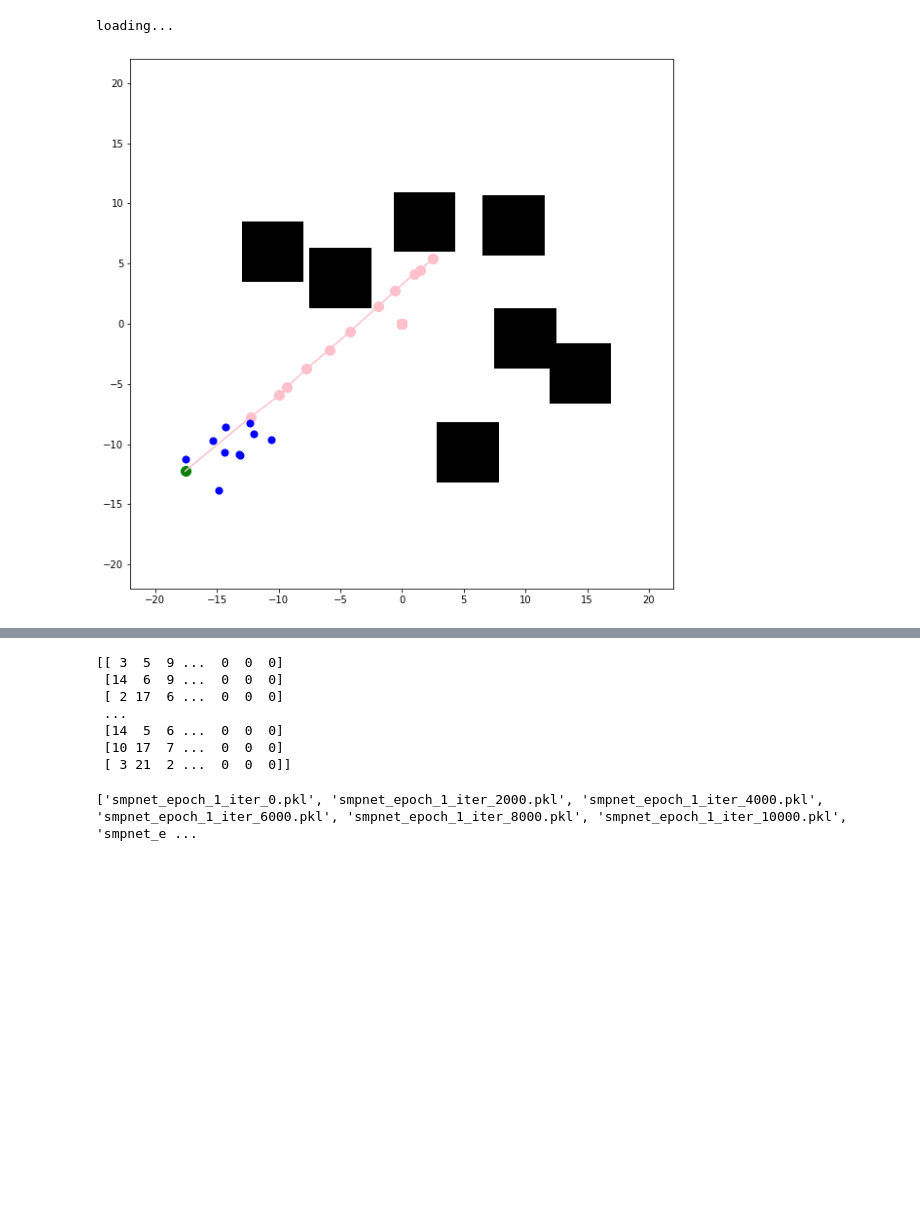
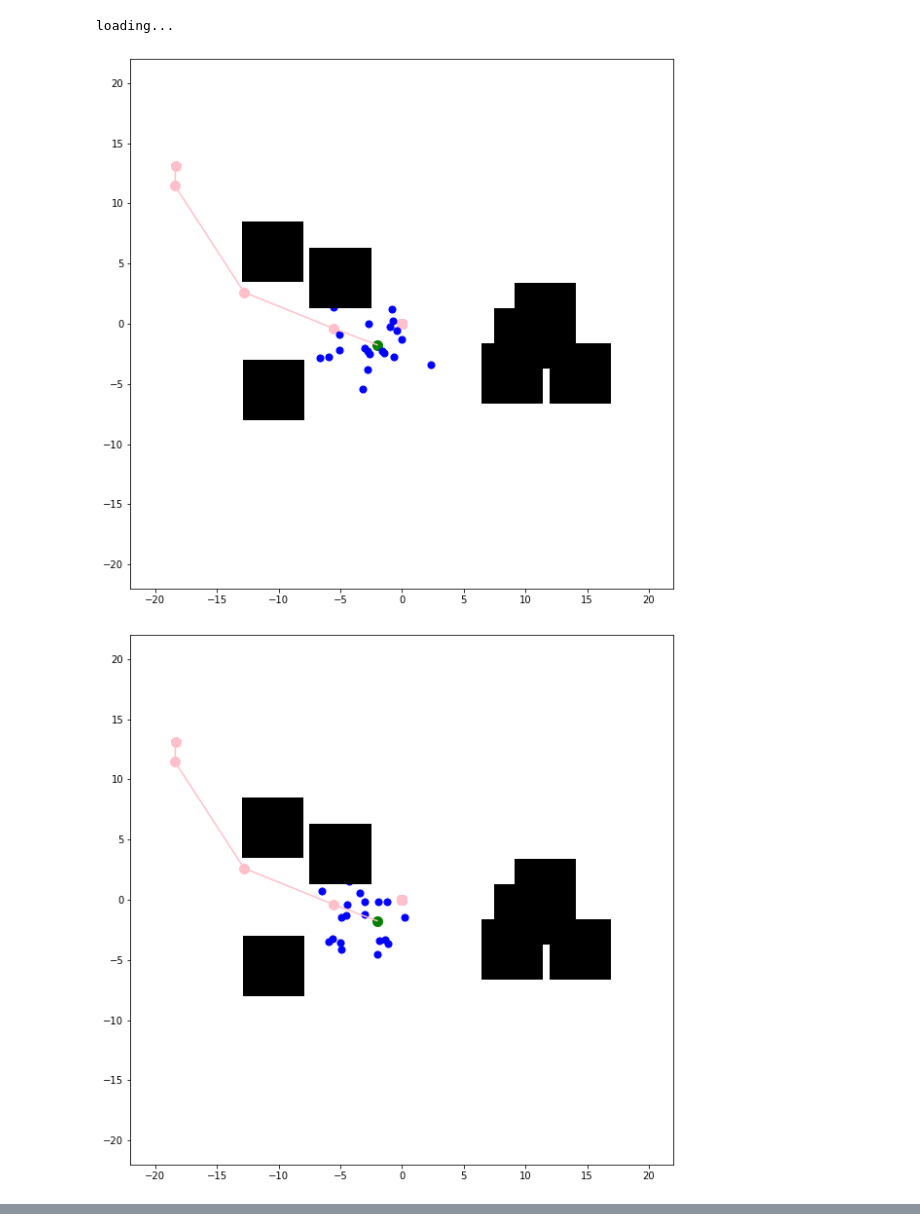
Before and after one commit to MiaoDragon/CSE535-Learning-Based-Motion-Planning-Using-Conditional-Variational-Autoencoder, a Jupyter notebook: cvae-planning/s2d_visualization.ipynb, the cells around one changed output, grey strips where cells are left out. Saved outputs shown, nothing was run; the diff lists cells and outputs as text; code cells hidden in the pictures; blank space fills up the shorter version.

```diff
--- a/cvae-planning/s2d_visualization.ipynb
+++ b/cvae-planning/s2d_visualization.ipynb
@@ -32,7 +33,7 @@ import yaml
 parser = argparse.ArgumentParser()
 # for training
 parser.add_argument('--param_path', type=str, default='param/train/',help='path for loading training param')
-parser.add_argument('--param_name', type=str, default="cvae_s2d_param3.yaml")
+parser.add_argument('--param_name', type=str, default="cvae_s2d_param4.yaml")
 
 # parse the parameter file
 args = parser.parse_args("")
@@ -41,8 +42,8 @@ param_f = open(args.param_path+args.param_name, 'r')
 param = yaml.load(param_f)
 param = DictDot(param)
 args = param
-args.start_epoch = 3
+args.start_epoch = 19
 args.s = 0
 args.sp = 4000
-args.start_iter =  6000
+args.start_iter =  8000
 # %% [output]
@@ -74,6 +75,8 @@ elif args.model_type == "SMPPathNet":
     smpnet = SMPPathNet(e_net, cvae)
 elif args.model_type == "SMPPathWithPriorNet":
     smpnet = SMPPathWithPriorNet(e_net, cvae)
+elif args.model_type == "SMPPathSimpleNet":
+    smpnet = SMPPathSimpleNet(e_net, cvae)
 
 
 model_dir = args.model_dir + '%s/%s/model_%d/param_%s/' % (args.env_type, args.model_type, args.model_id, args.param_name)
@@ -108,6 +111,8 @@ if args.model_type == "SMPPathNet":
     load_dis_ratio = True
 elif args.model_type == "SMPPathWithPriorNet":
     load_dis_ratio = True
+elif args.model_type == "SMPPathSimpleNet":
+    load_dis_ratio = True
 elif args.model_type == "SMPNet":
     load_dis_ratio = False
 # %% [output]
@@ -315,8 +310,13 @@ def cvae_visualization(smpnet, obs_idx, path_idx, dist_val, num_sample=10):
     ax.scatter(samples[:,0], samples[:,1], c='blue', s=50.)
 
     return fig
-# %%
-fig = cvae_visualization(smpnet, 1, 140, dist_val=0.1,num_sample=10)
-plt.show()
-# %% [output]
-[figure, removed]
+# %%
+#fig = cvae_visualization(smpnet, 0, 15, dist_val=0,num_sample=20)
+#plt.show()
+dist_vals = np.linspace(0., 1., 10)
+for i in range(10):
+    fig = cvae_visualization(smpnet, 0, 15, dist_val=dist_vals[i],num_sample=20)
+    plt.show()
+# %% [output]
+[figure, added]
+[figure, added]
@@ -323,13 +331,5 @@ plt.show()
 # %%
 print(path_lengths)
-# %% [output]
-[[ 3  5  9 ...  0  0  0]
- [14  6  9 ...  0  0  0]
- [ 2 17  6 ...  0  0  0]
- ...
- [14  5  6 ...  0  0  0]
- [10 17  7 ...  0  0  0]
- [ 3 21  2 ...  0  0  0]]
 # %%
 model_fs = [f for f in os.listdir(model_dir) if 'smpnet_epoch_' in f and 'iter' in f]
 def get_epoch_itr(v_str):
@@ -340,7 +340,6 @@ def get_epoch_itr(v_str):
     return (epoch, itr)
 model_fs = sorted(model_fs, key=get_epoch_itr)
 print(model_fs)
+print(len(model_fs))
-# %% [output]
-['smpnet_epoch_1_iter_0.pkl', 'smpnet_epoch_1_iter_2000.pkl', 'smpnet_epoch_1_iter_4000.pkl', 'smpnet_epoch_1_iter_6000.pkl', 'smpnet_epoch_1_iter_8000.pkl', 'smpnet_epoch_1_iter_10000.pkl', 'smpnet_e ...
 # %%
 def gen_figs(obs_idx, path_idx, num_dist, num_sample=100):
```
Also changed, not shown: parts of 10 cells of this notebook, 7 other files.
